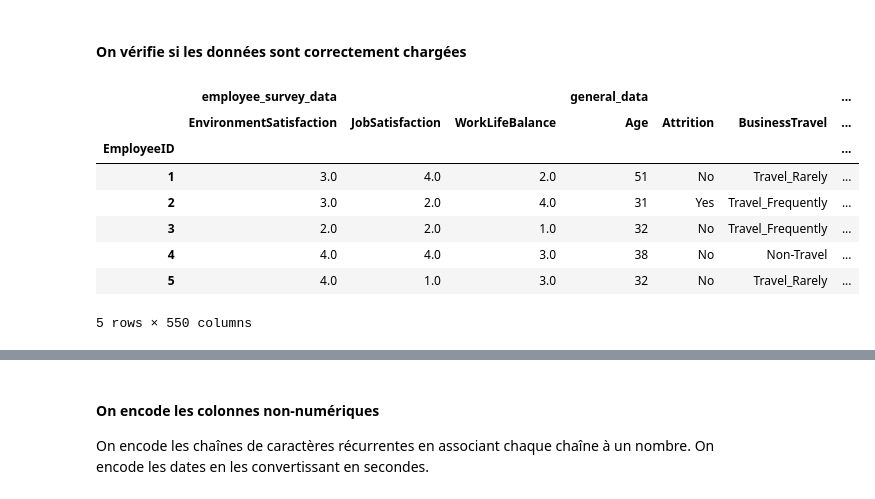
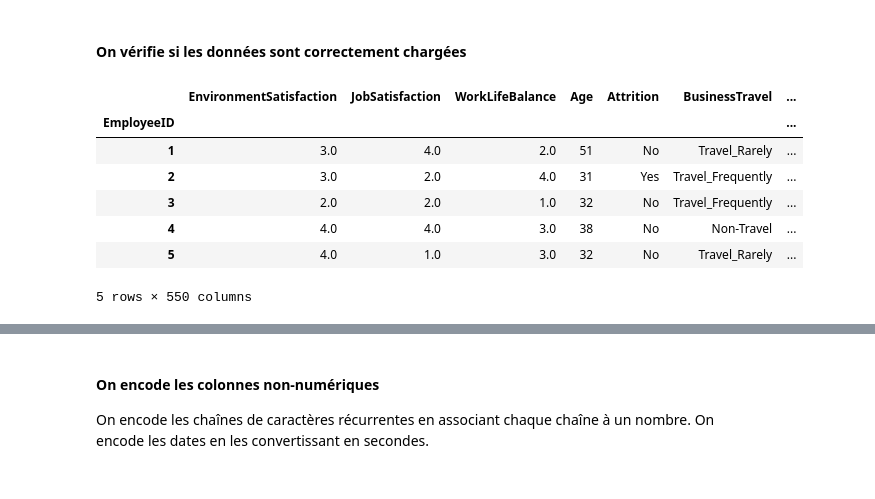
Before and after one commit to ArkaniosCesi/IA_project, a Jupyter notebook: Groupe2_IA.ipynb, the cells around one changed output, grey strips where cells are left out. Drawn from its saved outputs; the diff is of its cells as text; code cells hidden in the pictures.

```diff
--- a/Groupe2_IA.ipynb
+++ b/Groupe2_IA.ipynb
@@ -96,10 +80,9 @@ warnings.filterwarnings('ignore')
 # %%
 data = load_project_data()
 # %%
-general_df = pd.concat(data.values(), axis=1, keys=data.keys())
+general_df = pd.concat(data.values(), axis=1)
 general_df.head()
 # %% [output]
-|  | employee_survey_data |  |  | general_data |  |  | ... |
 |  | EnvironmentSatisfaction | JobSatisfaction | WorkLifeBalance | Age | Attrition | BusinessTravel | ... |
 | EmployeeID |  |  |  |  |  |  | ... |
 | 1 | 3.0 | 4.0 | 2.0 | 51 | No | Travel_Rarely | ... |
```
Also changed, not shown: parts of 78 cells of this notebook.
